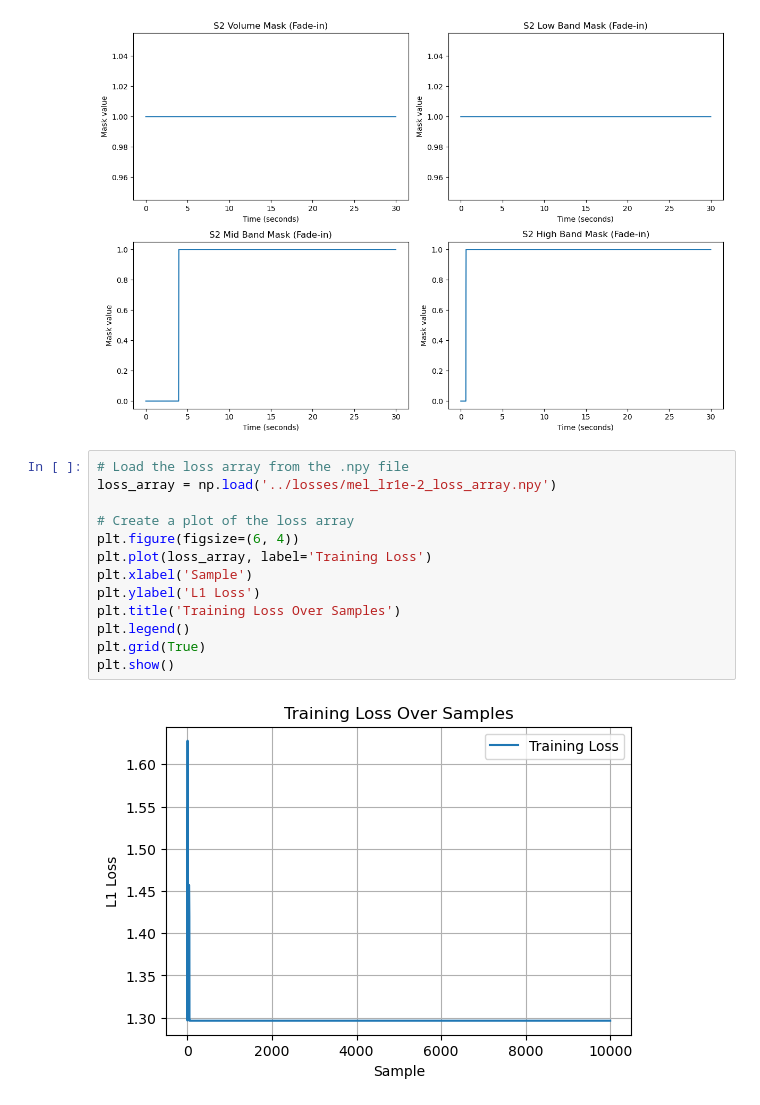
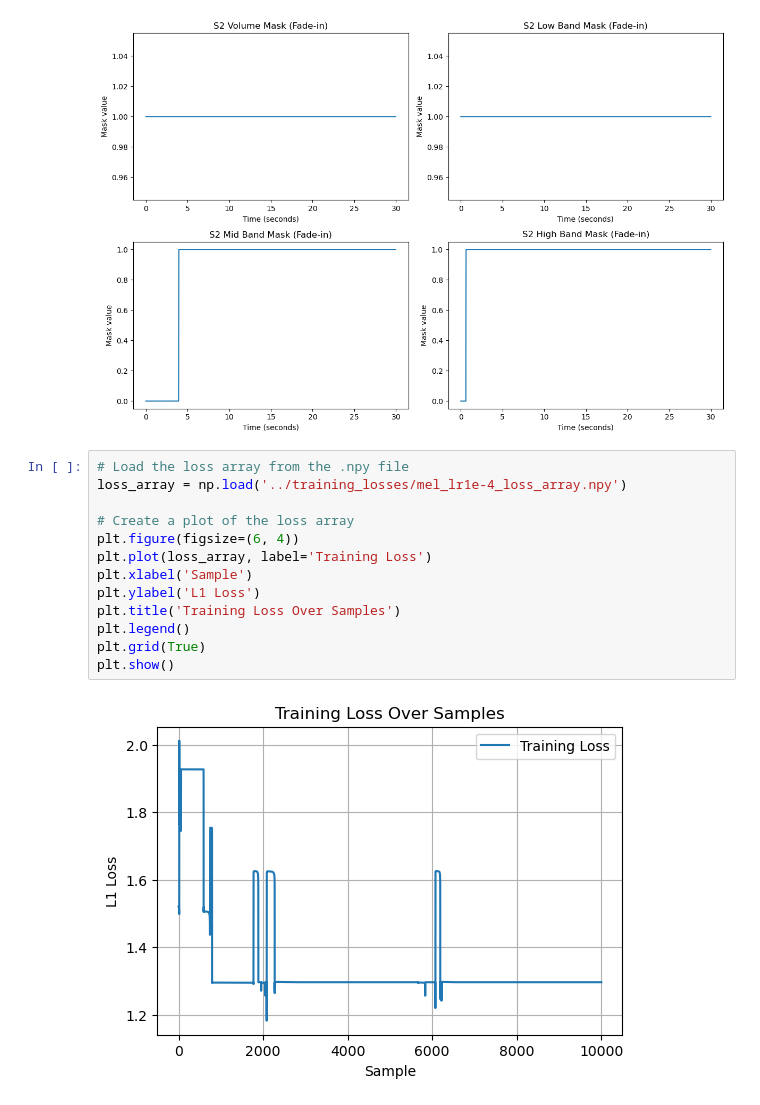
Before and after one commit to michaelhein39/dj-transition-predictor, a Jupyter notebook: notebooks/construct_transition.ipynb, the cells around one changed output. Cells and saved outputs as stored; diff of their text form.

```diff
--- a/notebooks/construct_transition.ipynb
+++ b/notebooks/construct_transition.ipynb
@@ -355,16 +355,16 @@ plt.show()
 [figure]
 # %%
 # Load the loss array from the .npy file
-loss_array = np.load('../losses/mel_lr1e-2_loss_array.npy')
+loss_array = np.load('../training_losses/mel_lr1e-4_loss_array.npy')
 
 # Create a plot of the loss array
 plt.figure(figsize=(6, 4))
 plt.plot(loss_array, label='Training Loss')
 plt.xlabel('Sample')
 plt.ylabel('L1 Loss')
 plt.title('Training Loss Over Samples')
 plt.legend()
 plt.grid(True)
 plt.show()
 # %% [output]
-[figure, old version]
+[figure, new version]
```
